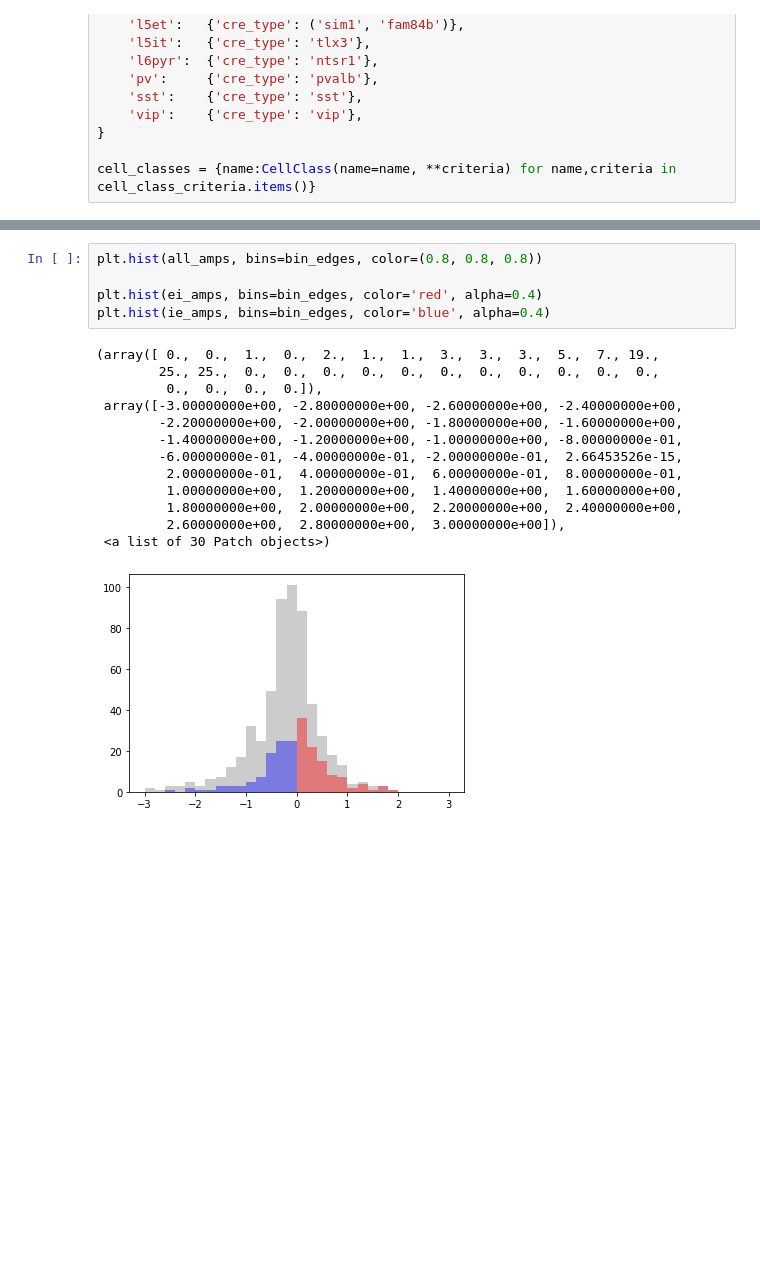
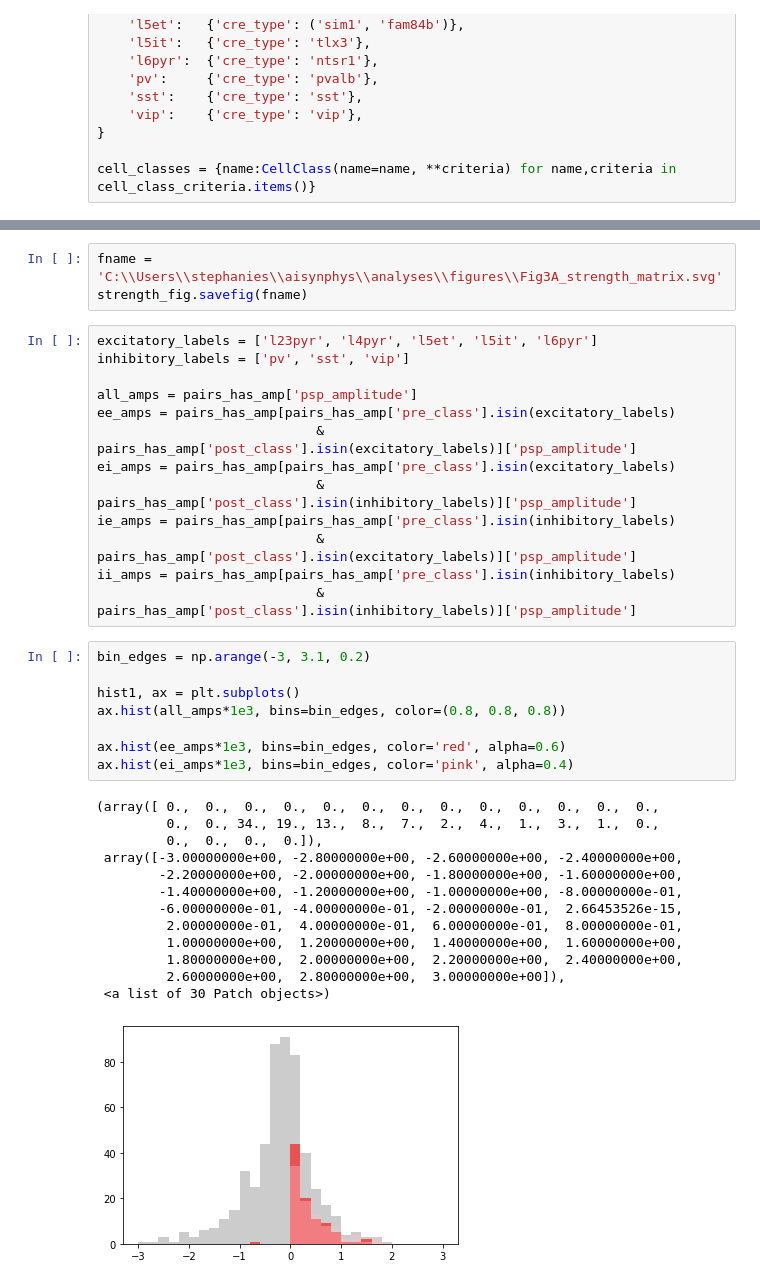
Before and after one commit to scseeman/aisynphys, a Jupyter notebook: figure_notebooks/Figure 3 - Strength.ipynb, the cells around one changed output, grey strips where cells are left out. Saved outputs shown, nothing was run; the diff lists cells and outputs as text; blank space fills up the shorter version.

Commit message:
figure notebook updates

```diff
--- a/figure_notebooks/Figure 3 - Strength.ipynb
+++ b/figure_notebooks/Figure 3 - Strength.ipynb
@@ -170,19 +110,38 @@ plt.hist(ii_amps, bins=bin_edges, color='blue', alpha=0.4)
+# %%
+fname = 'C:\\Users\\stephanies\\aisynphys\\analyses\\figures\\Fig3A_strength_matrix.svg'
+strength_fig.savefig(fname)
+# %%
+excitatory_labels = ['l23pyr', 'l4pyr', 'l5et', 'l5it', 'l6pyr']
+inhibitory_labels = ['pv', 'sst', 'vip']
+
+all_amps = pairs_has_amp['psp_amplitude']
+ee_amps = pairs_has_amp[pairs_has_amp['pre_class'].isin(excitatory_labels)
+                            & pairs_has_amp['post_class'].isin(excitatory_labels)]['psp_amplitude']
+ei_amps = pairs_has_amp[pairs_has_amp['pre_class'].isin(excitatory_labels)
+                            & pairs_has_amp['post_class'].isin(inhibitory_labels)]['psp_amplitude']
+ie_amps = pairs_has_amp[pairs_has_amp['pre_class'].isin(inhibitory_labels)
+                            & pairs_has_amp['post_class'].isin(excitatory_labels)]['psp_amplitude']
+ii_amps = pairs_has_amp[pairs_has_amp['pre_class'].isin(inhibitory_labels)
+                            & pairs_has_amp['post_class'].isin(inhibitory_labels)]['psp_amplitude']
 # %%
-plt.hist(all_amps, bins=bin_edges, color=(0.8, 0.8, 0.8))
+bin_edges = np.arange(-3, 3.1, 0.2)
 
-plt.hist(ei_amps, bins=bin_edges, color='red', alpha=0.4)
-plt.hist(ie_amps, bins=bin_edges, color='blue', alpha=0.4)
+hist1, ax = plt.subplots()
+ax.hist(all_amps*1e3, bins=bin_edges, color=(0.8, 0.8, 0.8))
+
+ax.hist(ee_amps*1e3, bins=bin_edges, color='red', alpha=0.6)
+ax.hist(ei_amps*1e3, bins=bin_edges, color='pink', alpha=0.4)
 # %% [output]
-(array([ 0.,  0.,  1.,  0.,  2.,  1.,  1.,  3.,  3.,  3.,  5.,  7., 19.,
-        25., 25.,  0.,  0.,  0.,  0.,  0.,  0.,  0.,  0.,  0.,  0.,  0.,
+(array([ 0.,  0.,  0.,  0.,  0.,  0.,  0.,  0.,  0.,  0.,  0.,  0.,  0.,
+         0.,  0., 34., 19., 13.,  8.,  7.,  2.,  4.,  1.,  3.,  1.,  0.,
          0.,  0.,  0.,  0.]),
  array([-3.00000000e+00, -2.80000000e+00, -2.60000000e+00, -2.40000000e+00,
         -2.20000000e+00, -2.00000000e+00, -1.80000000e+00, -1.60000000e+00,
         -1.40000000e+00, -1.20000000e+00, -1.00000000e+00, -8.00000000e-01,
         -6.00000000e-01, -4.00000000e-01, -2.00000000e-01,  2.66453526e-15,
          2.00000000e-01,  4.00000000e-01,  6.00000000e-01,  8.00000000e-01,
          1.00000000e+00,  1.20000000e+00,  1.40000000e+00,  1.60000000e+00,
          1.80000000e+00,  2.00000000e+00,  2.20000000e+00,  2.40000000e+00,
          2.60000000e+00,  2.80000000e+00,  3.00000000e+00]),
  <a list of 30 Patch objects>)
-[figure, old version]
+[figure, new version]
```
Also changed, not shown: parts of 10 cells of this notebook, 1 other file.
